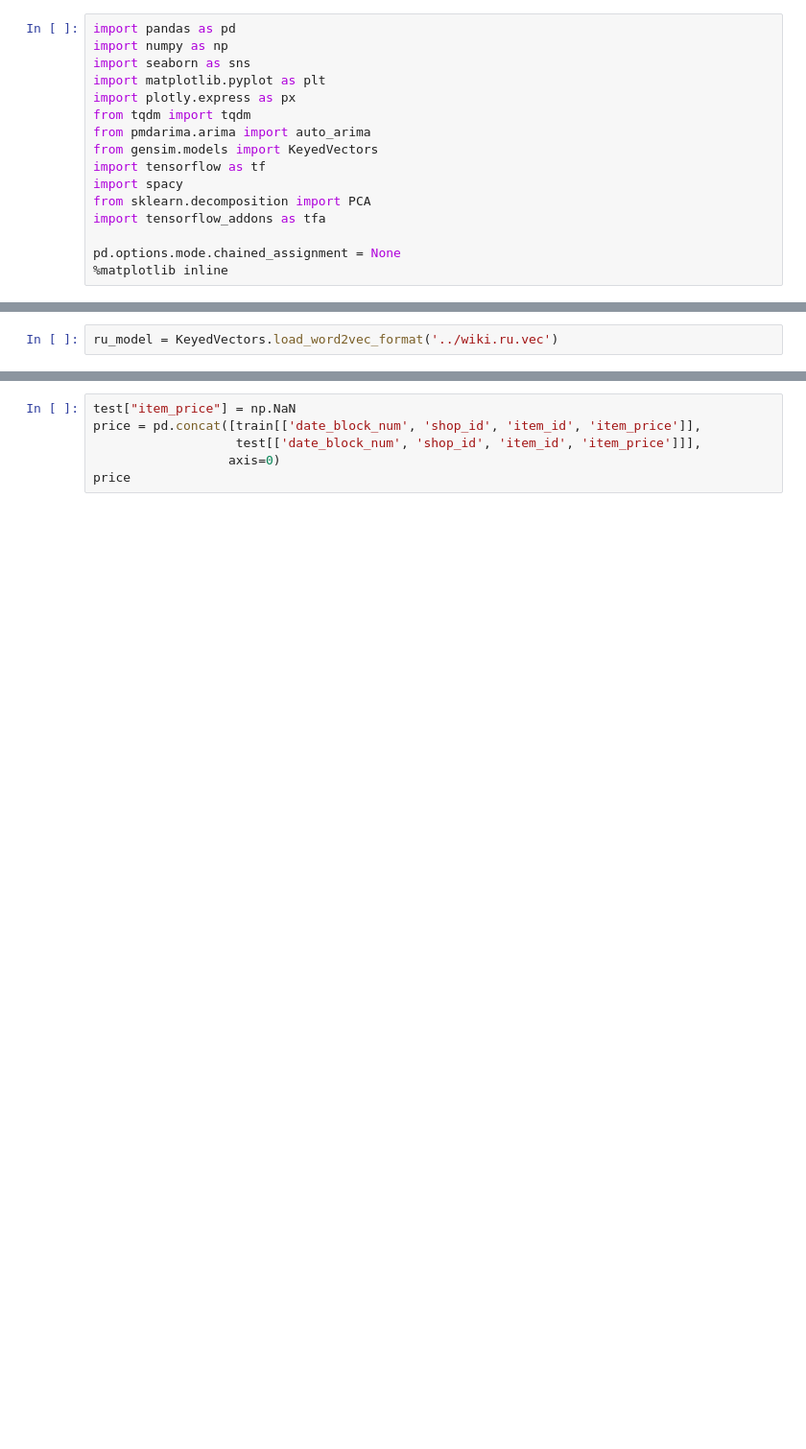
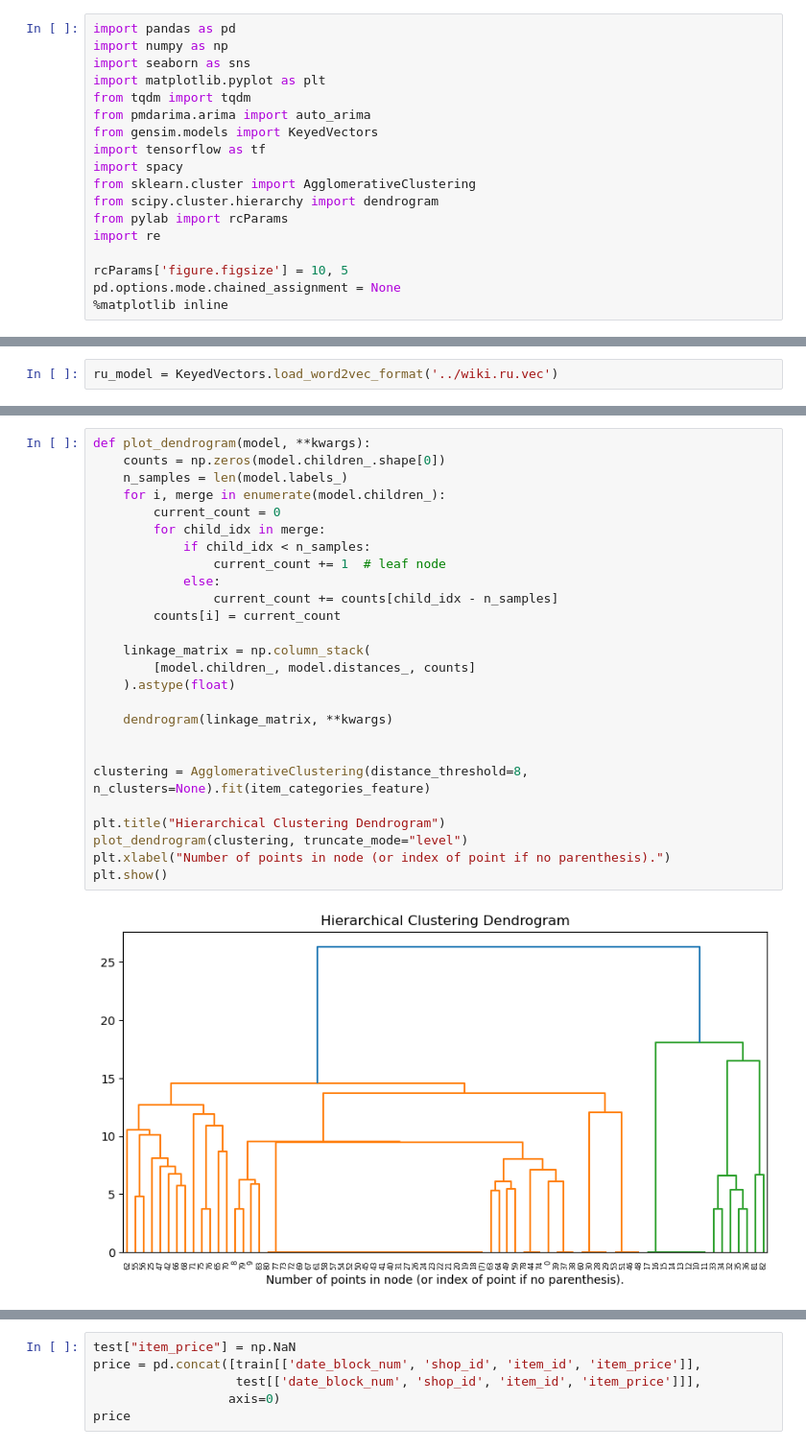
Before and after one commit to ShupeiLi/predict-future-sales, a Jupyter notebook: models.ipynb, the cells around one changed output, grey strips where cells are left out. Shown at 96% size. Cells and saved outputs as stored; diff of their text form; blank space fills up the shorter version.

```diff
--- a/models.ipynb
+++ b/models.ipynb
@@ -5,15 +5,17 @@ import pandas as pd
 import numpy as np
 import seaborn as sns
 import matplotlib.pyplot as plt
-import plotly.express as px
 from tqdm import tqdm
 from pmdarima.arima import auto_arima
 from gensim.models import KeyedVectors
 import tensorflow as tf
 import spacy
-from sklearn.decomposition import PCA
-import tensorflow_addons as tfa
+from sklearn.cluster import AgglomerativeClustering
+from scipy.cluster.hierarchy import dendrogram
+from pylab import rcParams
+import re
 
+rcParams['figure.figsize'] = 10, 5
 pd.options.mode.chained_assignment = None
 %matplotlib inline
 # %%
@@ -327,0 +317,28 @@ array([[-0.25742999, -0.18020999, -0.30884999, ...,  0.        ,
+# %%
+def plot_dendrogram(model, **kwargs):
+    counts = np.zeros(model.children_.shape[0])
+    n_samples = len(model.labels_)
+    for i, merge in enumerate(model.children_):
+        current_count = 0
+        for child_idx in merge:
+            if child_idx < n_samples:
+                current_count += 1  # leaf node
+            else:
+                current_count += counts[child_idx - n_samples]
+        counts[i] = current_count
+
+    linkage_matrix = np.column_stack(
+        [model.children_, model.distances_, counts]
+    ).astype(float)
+
+    dendrogram(linkage_matrix, **kwargs)
+
+
+clustering = AgglomerativeClustering(distance_threshold=8, n_clusters=None).fit(item_categories_feature)
+
+plt.title("Hierarchical Clustering Dendrogram")
+plot_dendrogram(clustering, truncate_mode="level")
+plt.xlabel("Number of points in node (or index of point if no parenthesis).")
+plt.show()
+# %% [output]
+[figure, added]
```
Also changed, not shown: parts of 26 cells of this notebook.
